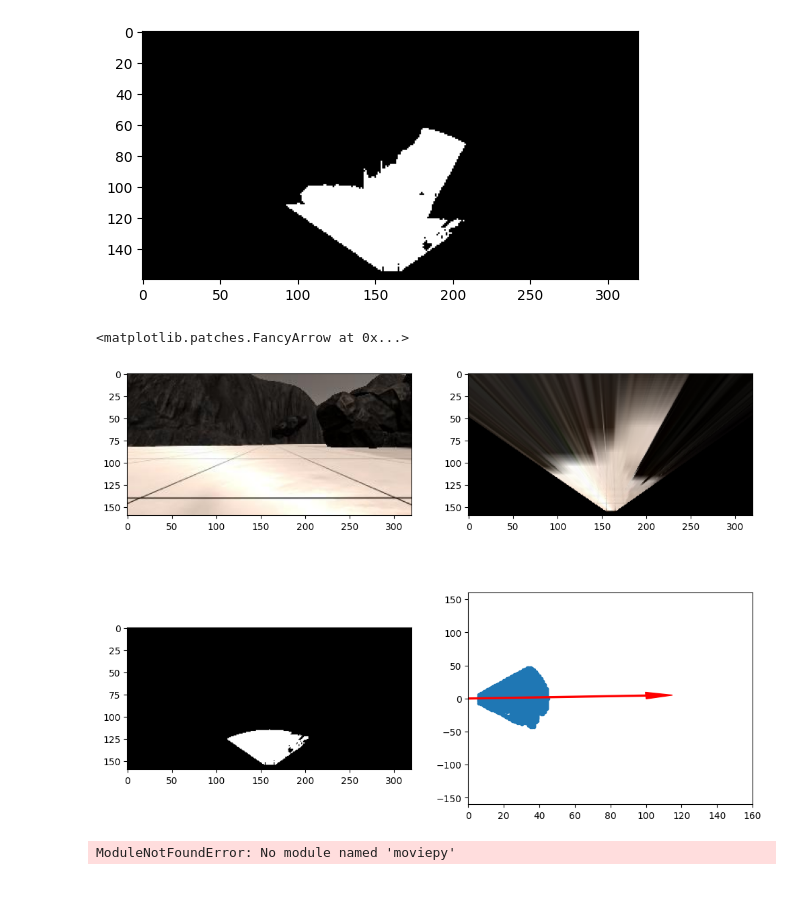
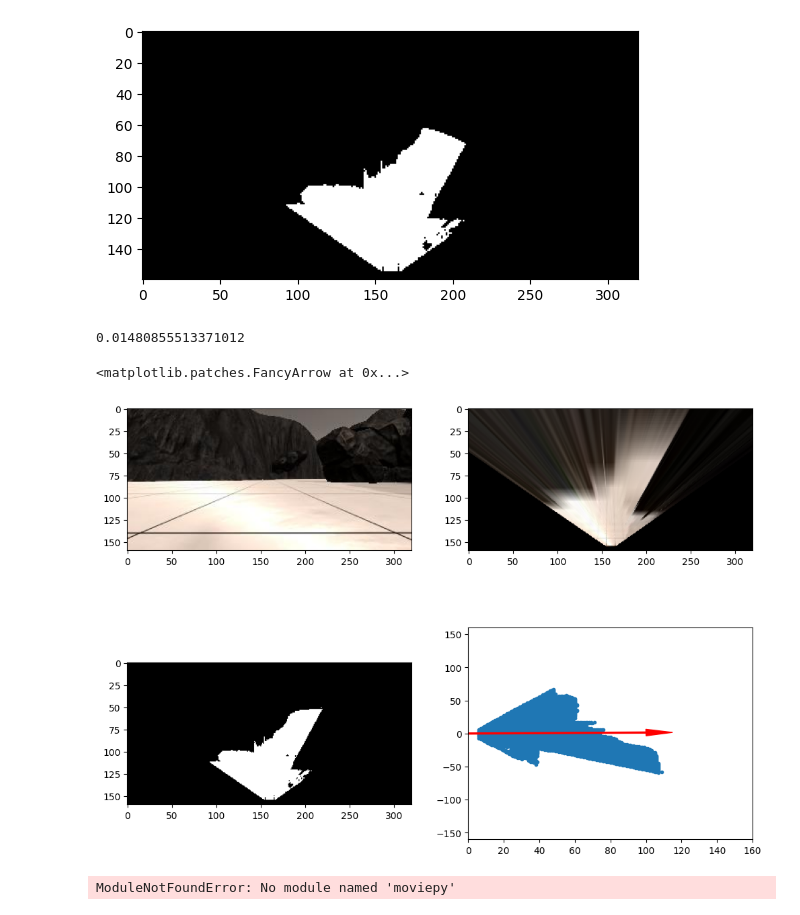
Before and after one commit to mourra950/Rover_Sim, a Jupyter notebook: code/Lab 3 - Vision Project Walkthrough.ipynb, the cells around one changed output. Cells and saved outputs as stored; diff of their text form; code cells hidden in the pictures.

```diff
--- a/code/Lab 3 - Vision Project Walkthrough.ipynb
+++ b/code/Lab 3 - Vision Project Walkthrough.ipynb
@@ -188,38 +188,39 @@ circle = cv2.circle(blank.copy(),(warped.shape[1]//2,(warped.shape[1]//2 +75)),1
 
 circle = color_thresh(circle,(254,254,254))
 # Grab another random image
 idx = np.random.randint(0, len(img_list)-1)
-image = grid_img
+image = mpimg.imread(img_list[idx])
 warped = perspect_transform(image, source, destination)
 threshed = color_thresh(warped,Terrain_threshold)
 
-threshed = cv2.bitwise_and(circle,threshed)
+#threshed = cv2.bitwise_and(circle,threshed)
 
 # Calculate pixel values in rover-centric coords and distance/angle to all pixels
 xpix, ypix = rover_coords(threshed)
 dist, angles = to_polar_coords(xpix, ypix)
 
 mean_dir = np.mean(angles)
-
+print(mean_dir)
 # Do some plotting
 fig = plt.figure(figsize=(12,9))
 plt.subplot(221)
 plt.imshow(image)
 plt.subplot(222)
 plt.imshow(warped)
 plt.subplot(223)
 plt.imshow(threshed, cmap='gray')
 plt.subplot(224)
 plt.plot(xpix, ypix, '.')
 plt.ylim(-160, 160)
 plt.xlim(0, 160)
 arrow_length = 100
 x_arrow = arrow_length * np.cos(mean_dir)
 y_arrow = arrow_length * np.sin(mean_dir)
 plt.arrow(0, 0, x_arrow, y_arrow, color='red', zorder=2, head_width=10, width=2)
 # %% [output]
-<matplotlib.patches.FancyArrow at 0x...>
+0.01480855513371012
+<matplotlib.patches.FancyArrow at 0x...>
-[figure, old version]
+[figure, new version]
 # %%
 white = cv2.bitwise_not(np.zeros_like(image)) #white image
 warped_white = perspect_transform(white, source, destination)# warping =filter beta3na
```
Also changed, not shown: 1 other file.
